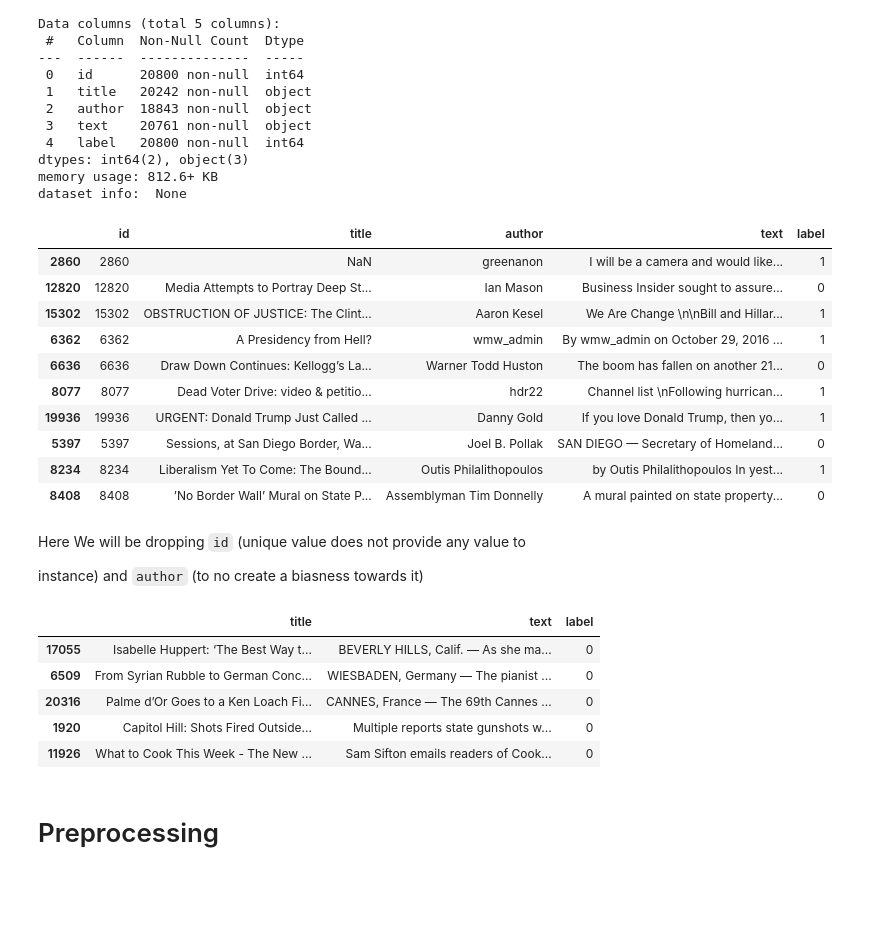
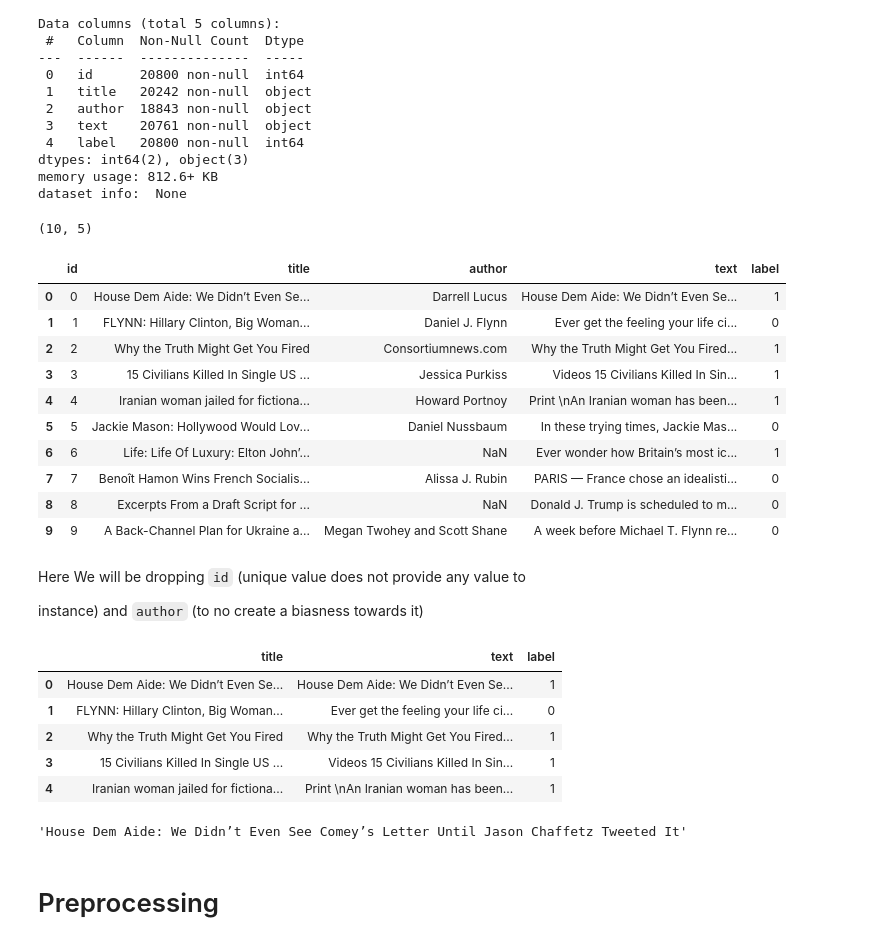
Before and after one commit to tikendraw/fake_news_classifier, a Jupyter notebook: fake_news_classifier.ipynb, the cells around one changed output. Saved outputs shown, nothing was run; the diff lists cells and outputs as text; code cells hidden in the pictures; blank space fills up the shorter version.

```diff
--- a/fake_news_classifier.ipynb
+++ b/fake_news_classifier.ipynb
@@ -95,9 +50,9 @@ replace dataset/submit.csv? [y]es, [n]o, [A]ll, [N]one, [r]ename: N
 # %% [markdown]
 ## READ THE DATA
 # %%
-data = pd.read_csv('./dataset/train.csv')
-print('datset.shape: ',data.shape)
-print('dataset info: ',data.info())
+data0 = pd.read_csv('./dataset/train.csv')
+print('datset.shape: ',data0.shape)
+print('dataset info: ',data0.info())
 # %% [output]
 datset.shape:  (20800, 5)
 <class 'pandas.core.frame.DataFrame'>
@@ -113,20 +68,27 @@ Data columns (total 5 columns):
 dtypes: int64(2), object(3)
 memory usage: 812.6+ KB
 dataset info:  None
+# %%
+data = data0.copy()
+data = data[:10]
+# %%
+data.shape
+# %% [output]
+(10, 5)
 # %%
-data.sample(10)
+data
 # %% [output]
 |  | id | title | author | text | label |
-| 2860 | 2860 | NaN | greenanon | I will be a camera and would like... | 1 |
-| 12820 | 12820 | Media Attempts to Portray Deep St... | Ian Mason | Business Insider sought to assure... | 0 |
-| 15302 | 15302 | OBSTRUCTION OF JUSTICE: The Clint... | Aaron Kesel | We Are Change \n\nBill and Hillar... | 1 |
-| 6362 | 6362 | A Presidency from Hell? | wmw_admin | By wmw_admin on October 29, 2016 ... | 1 |
-| 6636 | 6636 | Draw Down Continues: Kellogg’s La... | Warner Todd Huston | The boom has fallen on another 21... | 0 |
-| 8077 | 8077 | Dead Voter Drive: video & petitio... | hdr22 | Channel list \nFollowing hurrican... | 1 |
-| 19936 | 19936 | URGENT: Donald Trump Just Called ... | Danny Gold | If you love Donald Trump, then yo... | 1 |
-| 5397 | 5397 | Sessions, at San Diego Border, Wa... | Joel B. Pollak | SAN DIEGO — Secretary of Homeland... | 0 |
-| 8234 | 8234 | Liberalism Yet To Come: The Bound... | Outis Philalithopoulos | by Outis Philalithopoulos In yest... | 1 |
-| 8408 | 8408 | ’No Border Wall’ Mural on State P... | Assemblyman Tim Donnelly | A mural painted on state property... | 0 |
+| 0 | 0 | House Dem Aide: We Didn’t Even Se... | Darrell Lucus | House Dem Aide: We Didn’t Even Se... | 1 |
+| 1 | 1 | FLYNN: Hillary Clinton, Big Woman... | Daniel J. Flynn | Ever get the feeling your life ci... | 0 |
+| 2 | 2 | Why the Truth Might Get You Fired | Consortiumnews.com | Why the Truth Might Get You Fired... | 1 |
+| 3 | 3 | 15 Civilians Killed In Single US ... | Jessica Purkiss | Videos 15 Civilians Killed In Sin... | 1 |
+| 4 | 4 | Iranian woman jailed for fictiona... | Howard Portnoy | Print \nAn Iranian woman has been... | 1 |
+| 5 | 5 | Jackie Mason: Hollywood Would Lov... | Daniel Nussbaum | In these trying times, Jackie Mas... | 0 |
+| 6 | 6 | Life: Life Of Luxury: Elton John’... | NaN | Ever wonder how Britain’s most ic... | 1 |
+| 7 | 7 | Benoît Hamon Wins French Socialis... | Alissa J. Rubin | PARIS — France chose an idealisti... | 0 |
+| 8 | 8 | Excerpts From a Draft Script for ... | NaN | Donald J. Trump is scheduled to m... | 0 |
+| 9 | 9 | A Back-Channel Plan for Ukraine a... | Megan Twohey and Scott Shane | A week before Michael T. Flynn re... | 0 |
 # %% [markdown]
 
 
@@ -137,14 +99,18 @@ instance) and `author` (to no create a biasness towards it)
 # DROPPING ID AND AUTHOR
 data.drop(['id','author'], axis = 1, inplace = True)
 # %%
-data.sample(5)
+data.head(5)
 # %% [output]
 |  | title | text | label |
-| 17055 | Isabelle Huppert: ‘The Best Way t... | BEVERLY HILLS, Calif. — As she ma... | 0 |
-| 6509 | From Syrian Rubble to German Conc... | WIESBADEN, Germany — The pianist ... | 0 |
-| 20316 | Palme d’Or Goes to a Ken Loach Fi... | CANNES, France — The 69th Cannes ... | 0 |
-| 1920 | Capitol Hill: Shots Fired Outside... | Multiple reports state gunshots w... | 0 |
-| 11926 | What to Cook This Week - The New ... | Sam Sifton emails readers of Cook... | 0 |
+| 0 | House Dem Aide: We Didn’t Even Se... | House Dem Aide: We Didn’t Even Se... | 1 |
+| 1 | FLYNN: Hillary Clinton, Big Woman... | Ever get the feeling your life ci... | 0 |
+| 2 | Why the Truth Might Get You Fired | Why the Truth Might Get You Fired... | 1 |
+| 3 | 15 Civilians Killed In Single US ... | Videos 15 Civilians Killed In Sin... | 1 |
+| 4 | Iranian woman jailed for fictiona... | Print \nAn Iranian woman has been... | 1 |
+# %%
+data.title[0]
+# %% [output]
+'House Dem Aide: We Didn’t Even See Comey’s Letter Until Jason Chaffetz Tweeted It'
 # %% [markdown]
 # Preprocessing
 # %% [markdown]
```
Also changed, not shown: parts of 67 cells of this notebook.
